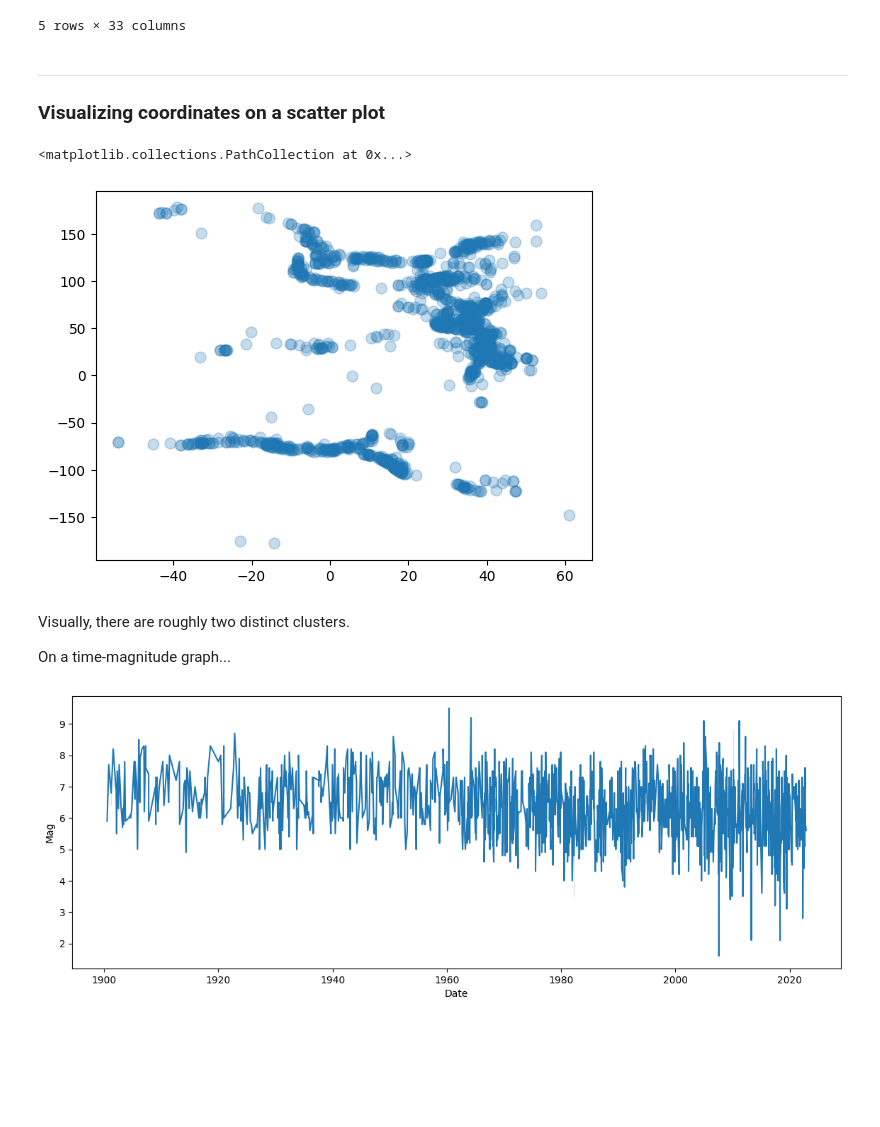
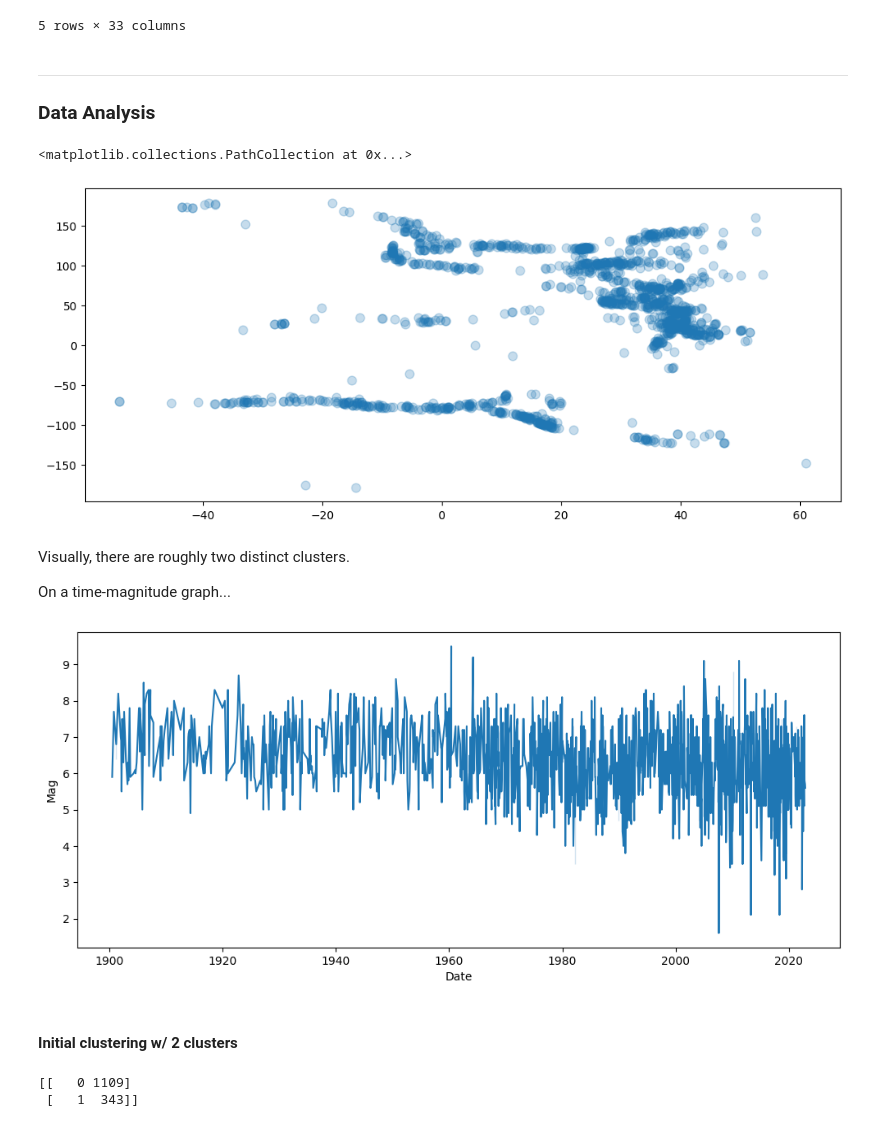
Before and after one commit to Parxd/Tectonics, a Jupyter notebook: main.ipynb, the cells around one changed output. Drawn from its saved outputs; the diff is of its cells as text; code cells hidden in the pictures; blank space fills up the shorter version.

Commit message:
Changes to main
- Finished data analysis section: k-means clustering, elbow method, mapping clusters on Folium

```diff
--- a/main.ipynb
+++ b/main.ipynb
@@ -86,21 +87,33 @@ data.head()
 | 4 | 1901-03-31 | 3725.0 | NaN | BULGARIA: BALCHIK | 43.4 | 28.5 | NaN | 7.2 | 10.0 | ... |
 | 5 | 1901-08-09 | 1282.0 | NaN | JAPAN: OFF NORTHEAST COAST HONSHU | 40.6 | 142.3 | 33.0 | 8.2 | NaN | ... |
 5 rows × 33 columns
-# %% [markdown]
----
-### Visualizing coordinates on a scatter plot
+# %% [markdown]
+---
+### Data Analysis
 # %%
 locations = np.array(data[["Latitude", "Longitude"]], dtype = np.float64)
+plt.figure(figsize = (12, 5))
 plt.scatter(locations[:,0], locations[:,1], alpha = 0.25, s = 60)
 # %% [output]
 <matplotlib.collections.PathCollection at 0x...>
-[figure, old version]
+[figure, new version]
 # %% [markdown]
 Visually, there are roughly two distinct clusters.
 
 On a time-magnitude graph...
 # %%
-plt.figure(figsize= (14, 5))
-timegraph = sns.lineplot(x = data["Date"], y = "Mag", data = data)
+plt.figure(figsize = (12, 5))
+timegraph = sns.lineplot(x = "Date", y = "Mag", data = data)
 # %% [output]
-[figure, old version]
+[figure, new version]
+# %% [markdown]
+#### Initial clustering w/ 2 clusters
+# %%
+kmc = KMeans(n_clusters = 2)
+predictions = kmc.fit_predict(locations)
+
+unique, counts = np.unique(predictions, return_counts=True)
+print(np.asarray((unique, counts)).T)
+# %% [output]
+[[   0 1109]
+ [   1  343]]
```
Also changed, not shown: parts of 12 cells of this notebook.
